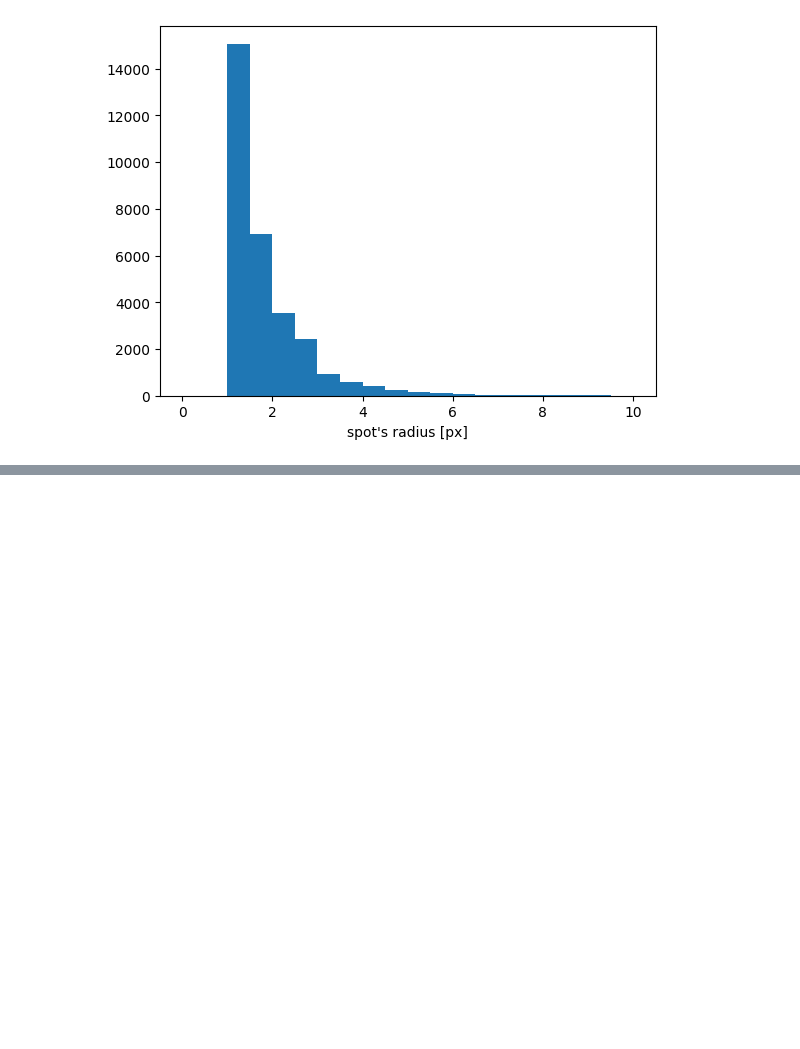
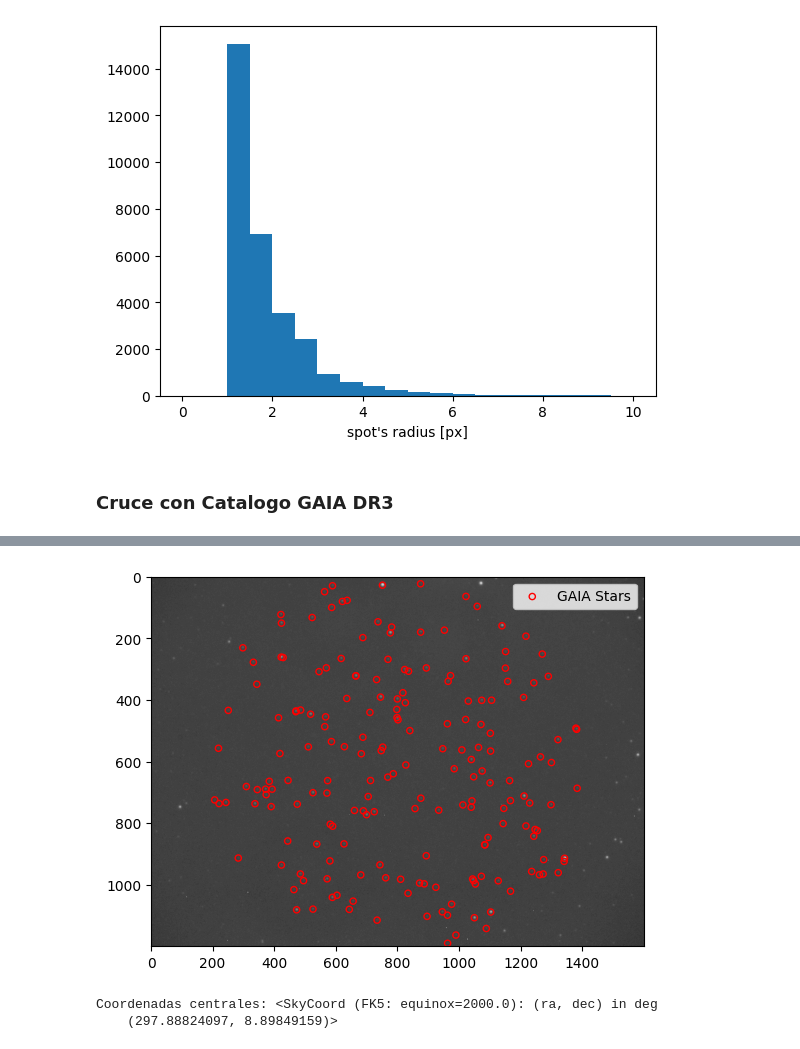
Before and after one commit to juagudeloo/Seeing-OAN, a Jupyter notebook: field_stars_diameter.ipynb, the cells around one changed output, grey strips where cells are left out. Cells and saved outputs as stored; diff of their text form; code cells hidden in the pictures; blank space fills up the shorter version.

Commit message:
Catalog Cross Matching

```diff
--- a/field_stars_diameter.ipynb
+++ b/field_stars_diameter.ipynb
@@ -243,3 +243,77 @@ plt.show()
 # %% [output]
 [figure]
 [figure]
+# %% [markdown]
+### Cruce con Catalogo GAIA DR3
+# %%
+import glob
+import numpy as np
+import matplotlib.pyplot as plt
+import matplotlib.colors as colors
+from astropy.io import fits
+from astropy.wcs import WCS
+from astropy.coordinates import SkyCoord
+from astropy import units as u
+from astroquery.gaia import Gaia
+import os
+
+
+# Definir el parámetro de escala o tamaño de la placa
+scale = 0.822*u.arcsec # ascsec/px pixel scale se obtiene de la astrometria
+
+# Open the FITS file con astrometria
+file_path = "111_Altair_v2.fits"
+print(f"Procesando archivo: {file_path}")
+
+# Cargar los datos de la imagen FITS
+hdul = fits.open(file_path)
+image_data = hdul[0].data
+header = hdul[0].header
+wcs = WCS(header)
+
+# Obtener las coordenadas del centro de la imagen
+ny, nx = image_data.shape
+center_x = nx / 2
+center_y = ny / 2
+center_coord = wcs.pixel_to_world(center_x, center_y)
+
+# Definir el tamaño del rectángulo de búsqueda
+pixel_width = nx * scale
+pixel_height = ny * scale
+width = u.Quantity(pixel_height, u.deg)
+height = u.Quantity(pixel_width, u.deg)
+
+# Realizar la consulta al catálogo GAIA
+Gaia.ROW_LIMIT = 10000
+j = Gaia.query_object_async(coordinate=center_coord, width=width, height=height)
+
+# Convertir a pandas para trabajar con los datos de manera más cómoda
+results_GAIA = j.to_pandas()
+print("....")
+print(f"Se encontraron {len (results_GAIA)} objetos en total")
+print("....")
+print( "Aplicando filtro de Magnitudes mas brillantes que 15")
+print("....")
+
+# Aplicar un filtro para la cantidad de objetos obtenidos
+filtered_stars = results_GAIA[results_GAIA["phot_g_mean_mag"]<15]
+print("....")
+print(f"Se encontraron {len (filtered_stars)} objetos")
+print("....")
+
+# Obtener las coordenadas de RA y Dec
+ra = filtered_stars["ra"]
+dec = filtered_stars["dec"]
+
+# Convertir las coordenadas de GAIA a píxeles en la imagen
+gaia_coords = SkyCoord(ra=ra.values, dec=dec.values, unit=(u.deg, u.deg))
+x, y = wcs.world_to_pixel(gaia_coords)
+
+# Mostrar la imagen FITS con los puntos encontrados
+
+plt.imshow(image_data, cmap="gray", norm=LogNorm(vmin=200, vmax=np.max(image_data)))  # Usar PowerNorm para el escalado logarítmico
+plt.scatter(x, y, s=20, edgecolor="red", facecolor="none", label="GAIA Stars")  # Ajustar el tamaño y color de los puntos
+plt.legend()
+plt.show()
+print(f"Coordenadas centrales: {center_coord}")
+# %% [output]
@@ -245,0 +330,3 @@ plt.show()
+[figure, added]
+Coordenadas centrales: <SkyCoord (FK5: equinox=2000.0): (ra, dec) in deg
+    (297.88824097, 8.89849159)>
```
Also changed, not shown: parts of 1 cell of this notebook.
